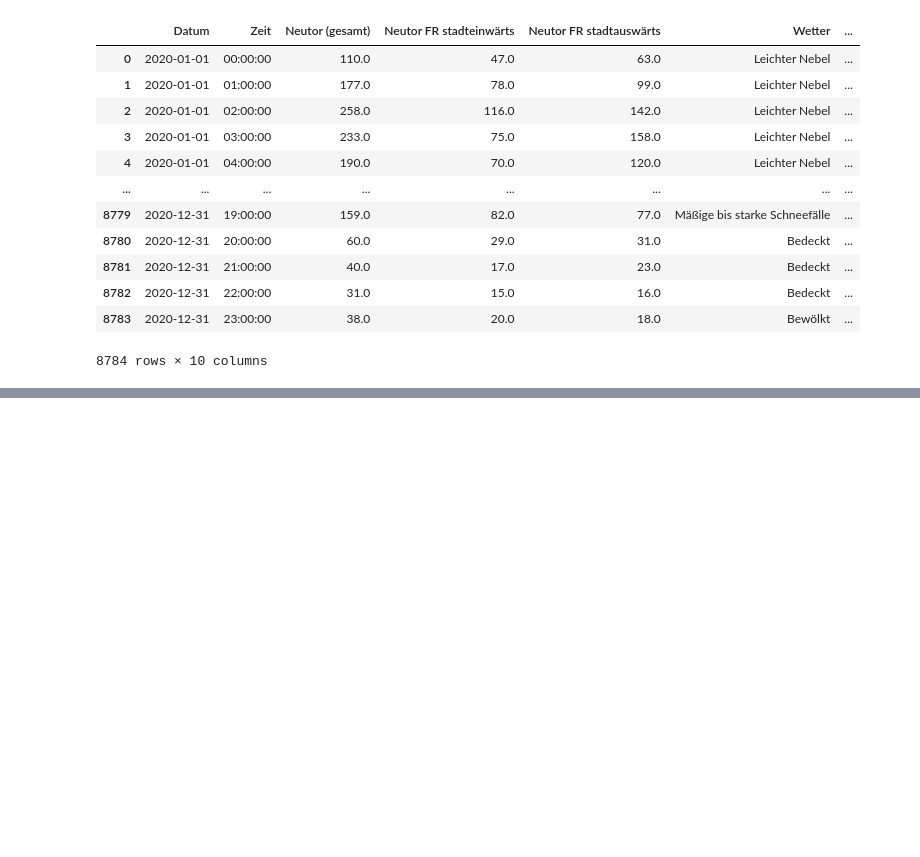
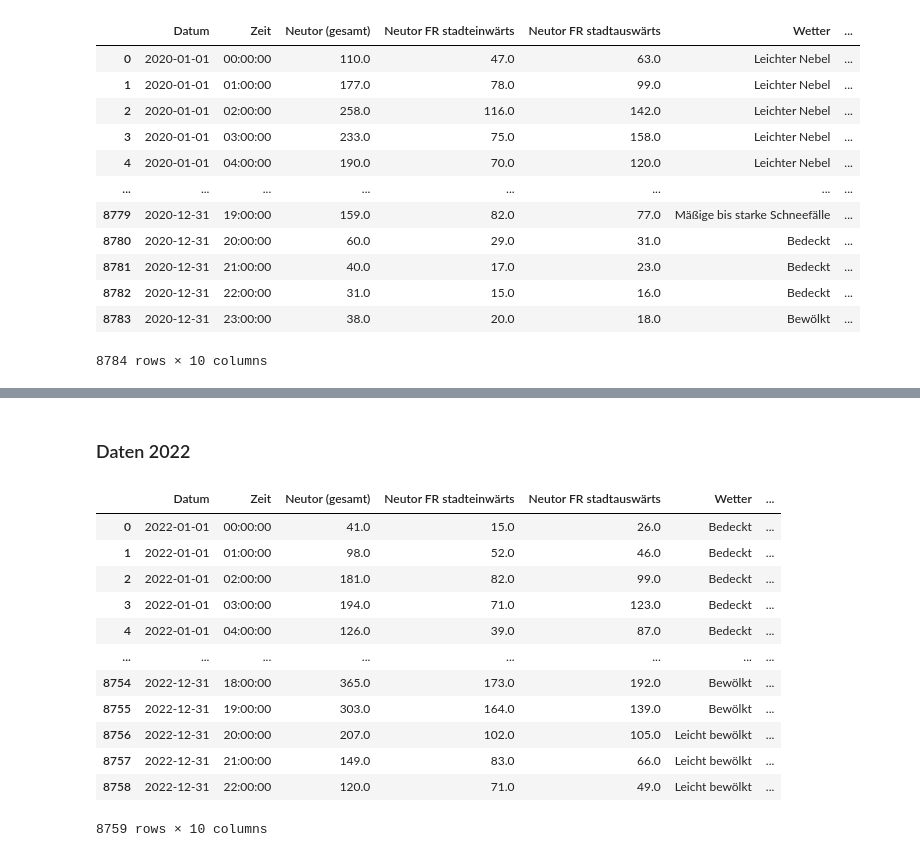
Before and after one commit to DanielZlln/bachelorthesis, a Jupyter notebook: data/clean_data.ipynb, the cells around one changed output, grey strips where cells are left out. Saved outputs shown, nothing was run; the diff lists cells and outputs as text; code cells hidden in the pictures; blank space fills up the shorter version.

```diff
--- a/data/clean_data.ipynb
+++ b/data/clean_data.ipynb
@@ -154,0 +192,39 @@ df_neutor_20
+# %% [markdown]
+### Daten 2022
+# %%
+file_path_22 = src_directory / 'Zaehlstelle_Neutor_2022_Stundenauswertung.xlsx'
+neutor_xlsx_22 = pd.read_excel(file_path_22,
+                            sheet_name=None,
+                            skiprows=2,
+                            skipfooter=1,
+                            engine='openpyxl')
+
+df_neutor_22 = pd.concat(neutor_xlsx_22.values(), ignore_index=True)
+
+df_neutor_22 = df_neutor_22.drop(columns='Unnamed: 0')
+
+df_neutor_22['Datum'] = pd.to_datetime(df_neutor_22['Zeit'], format='%Y-%m-%d').dt.date.astype(str)
+df_neutor_22['Zeit'] = pd.to_datetime(df_neutor_22['Zeit']).dt.time
+
+cols_22 = list(df_neutor_22.columns.values)
+
+df_neutor_22 = df_neutor_22[['Datum', 'Zeit', 'Neutor', 'Neutor FR stadteinwärts', 'Neutor FR stadtauswärts', 'Wetter', 'Temperatur (°C)',
+                             'Luftfeuchtigkeit (%)', 'Regen (mm)', 'Wind (km/h)']]
+
+df_neutor_22.columns = df_neutor_names
+
+df_neutor_22
+# %% [output]
+|  | Datum | Zeit | Neutor (gesamt) | Neutor FR stadteinwärts | Neutor FR stadtauswärts | Wetter | ... |
+| 0 | 2022-01-01 | 00:00:00 | 41.0 | 15.0 | 26.0 | Bedeckt | ... |
+| 1 | 2022-01-01 | 01:00:00 | 98.0 | 52.0 | 46.0 | Bedeckt | ... |
+| 2 | 2022-01-01 | 02:00:00 | 181.0 | 82.0 | 99.0 | Bedeckt | ... |
+| 3 | 2022-01-01 | 03:00:00 | 194.0 | 71.0 | 123.0 | Bedeckt | ... |
+| 4 | 2022-01-01 | 04:00:00 | 126.0 | 39.0 | 87.0 | Bedeckt | ... |
+| ... | ... | ... | ... | ... | ... | ... | ... |
+| 8754 | 2022-12-31 | 18:00:00 | 365.0 | 173.0 | 192.0 | Bewölkt | ... |
+| 8755 | 2022-12-31 | 19:00:00 | 303.0 | 164.0 | 139.0 | Bewölkt | ... |
+| 8756 | 2022-12-31 | 20:00:00 | 207.0 | 102.0 | 105.0 | Leicht bewölkt | ... |
+| 8757 | 2022-12-31 | 21:00:00 | 149.0 | 83.0 | 66.0 | Leicht bewölkt | ... |
+| 8758 | 2022-12-31 | 22:00:00 | 120.0 | 71.0 | 49.0 | Leicht bewölkt | ... |
+8759 rows × 10 columns
```
Also changed, not shown: parts of 2 cells of this notebook, 2 other files.
